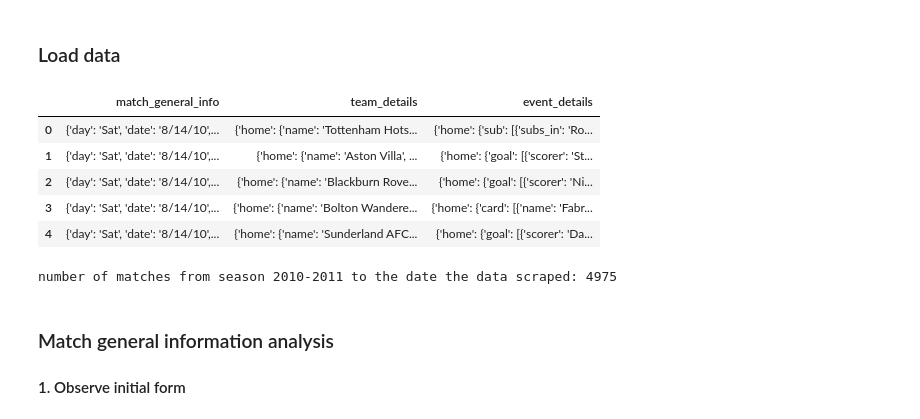
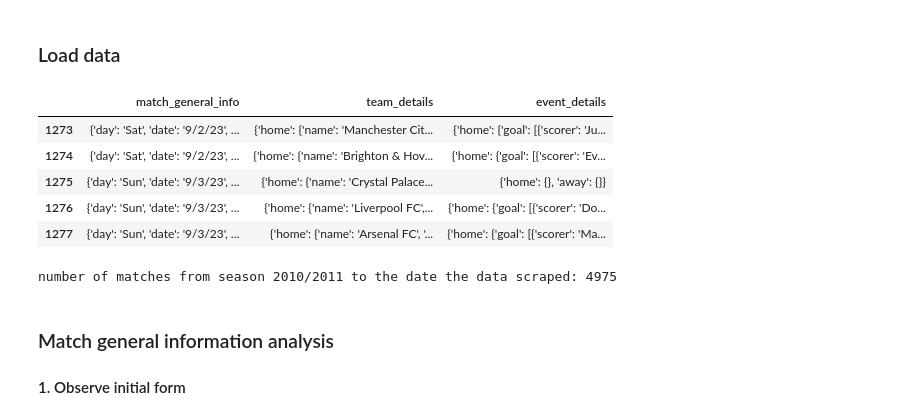
Before and after one commit to vitality1994/Soccer_Player_Recommendation_Service, a Jupyter notebook: data_quality_check_Premier.ipynb, the cells around one changed output. Saved outputs shown, nothing was run; the diff lists cells and outputs as text; code cells hidden in the pictures.

Commit message:
more data and analysis

```diff
--- a/data_quality_check_Premier.ipynb
+++ b/data_quality_check_Premier.ipynb
@@ -18,18 +18,18 @@ for file in file_list:
     filepath = path + file
     Premier_matches = pd.concat([Premier_matches, pd.read_json(filepath, lines=True)], axis=0)
 # %%
-Premier_matches.head(5)
+Premier_matches.tail(5)
 # %% [output]
 |  | match_general_info | team_details | event_details |
-| 0 | {'day': 'Sat', 'date': '8/14/10',... | {'home': {'name': 'Tottenham Hots... | {'home': {'sub': [{'subs_in': 'Ro... |
-| 1 | {'day': 'Sat', 'date': '8/14/10',... | {'home': {'name': 'Aston Villa', ... | {'home': {'goal': [{'scorer': 'St... |
-| 2 | {'day': 'Sat', 'date': '8/14/10',... | {'home': {'name': 'Blackburn Rove... | {'home': {'goal': [{'scorer': 'Ni... |
-| 3 | {'day': 'Sat', 'date': '8/14/10',... | {'home': {'name': 'Bolton Wandere... | {'home': {'card': [{'name': 'Fabr... |
-| 4 | {'day': 'Sat', 'date': '8/14/10',... | {'home': {'name': 'Sunderland AFC... | {'home': {'goal': [{'scorer': 'Da... |
+| 1273 | {'day': 'Sat', 'date': '9/2/23', ... | {'home': {'name': 'Manchester Cit... | {'home': {'goal': [{'scorer': 'Ju... |
+| 1274 | {'day': 'Sat', 'date': '9/2/23', ... | {'home': {'name': 'Brighton & Hov... | {'home': {'goal': [{'scorer': 'Ev... |
+| 1275 | {'day': 'Sun', 'date': '9/3/23', ... | {'home': {'name': 'Crystal Palace... | {'home': {}, 'away': {}} |
+| 1276 | {'day': 'Sun', 'date': '9/3/23', ... | {'home': {'name': 'Liverpool FC',... | {'home': {'goal': [{'scorer': 'Do... |
+| 1277 | {'day': 'Sun', 'date': '9/3/23', ... | {'home': {'name': 'Arsenal FC', '... | {'home': {'goal': [{'scorer': 'Ma... |
 # %%
-print('number of matches from season 2010-2011 to the date the data scraped:', len(Premier_matches))
+print('number of matches from season 2010/2011 to the date the data scraped:', len(Premier_matches))
 # %% [output]
-number of matches from season 2010-2011 to the date the data scraped: 4975
+number of matches from season 2010/2011 to the date the data scraped: 4975
 # %% [markdown]
 ### Match general information analysis
 #### 1. Observe initial form
```
Also changed, not shown: parts of 24 cells of this notebook, 41 other files.
